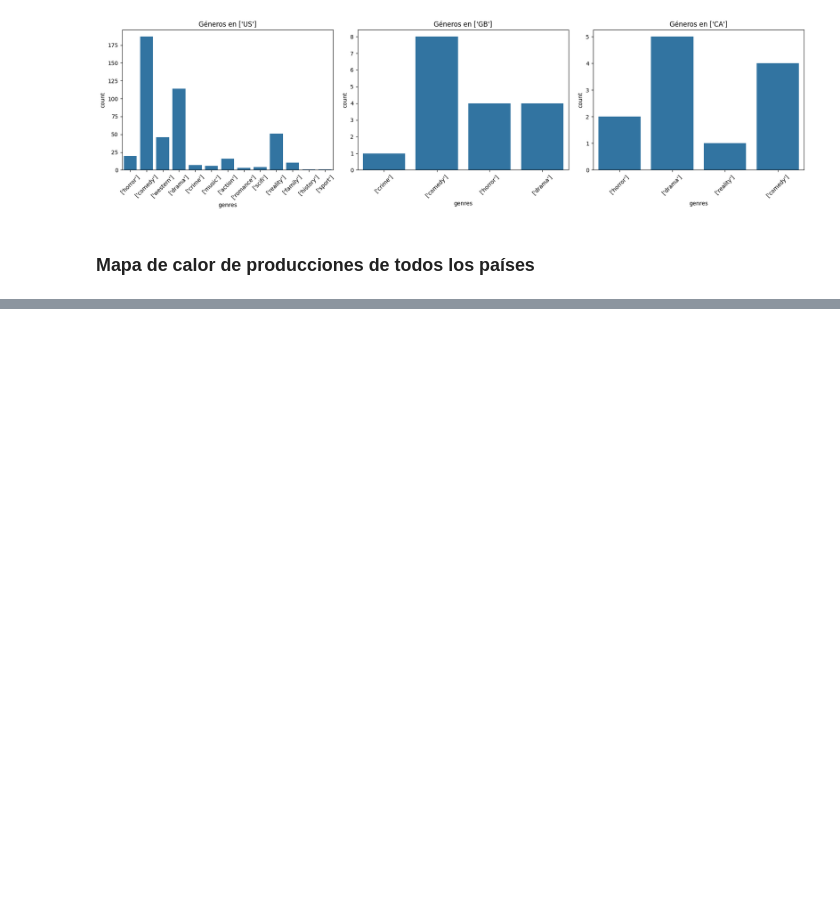
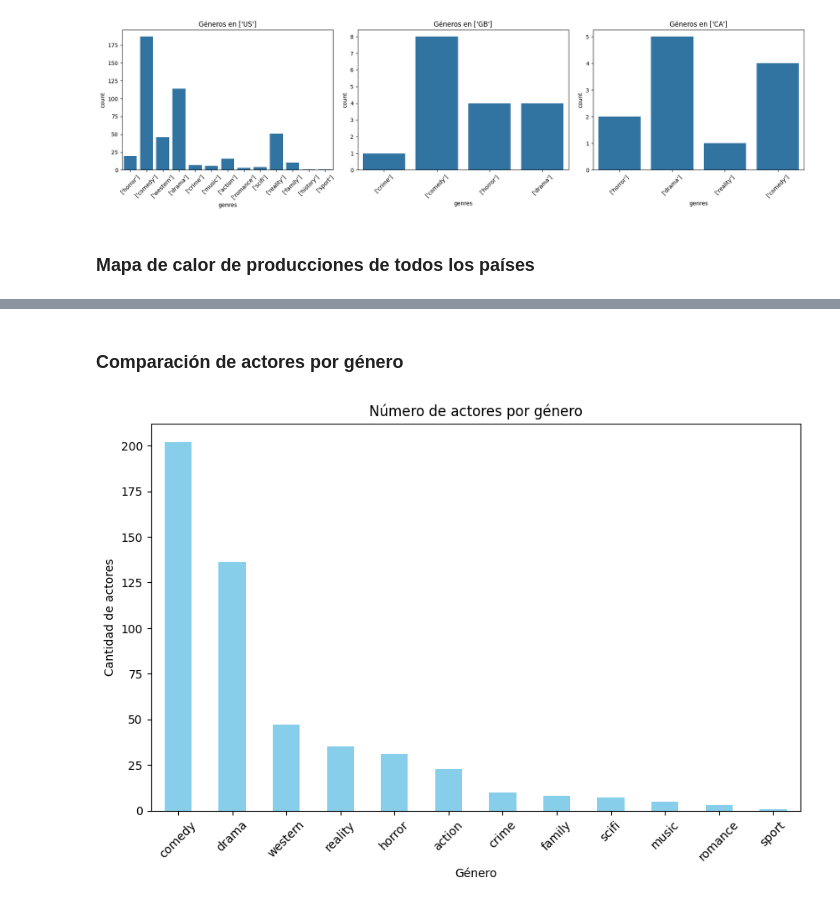
Before and after one commit to davidcabrero/EDA_Paramount, a Jupyter notebook: EDA_Paramount.ipynb, the cells around one changed output, grey strips where cells are left out. Cells and saved outputs as stored; diff of their text form; code cells hidden in the pictures; blank space fills up the shorter version.

```diff
--- a/EDA_Paramount.ipynb
+++ b/EDA_Paramount.ipynb
@@ -364,0 +414,23 @@ mapa
+# %% [markdown]
+### Comparación de actores por género
+# %%
+# Filtrar géneros con más de 3 y menos de 12 caracteres y limpiar los nombres
+df_filtrado = df_paramountCreditos[df_paramountCreditos['genres'].str.len().between(4, 11)].copy()
+df_filtrado.loc[:, 'genres'] = df_filtrado['genres'].str.replace(r"[\'\[\]]", "", regex=True)
+
+# Eliminamos duplicados para que no se cuente varias veces el mismo género por película
+df_unique = df_filtrado.drop_duplicates(subset=['id', 'genres'])
+
+# Contamos el número de actores por género
+actor_count_by_genre = df_unique['genres'].value_counts()
+
+# Graficamos los resultados
+plt.figure(figsize=(10, 6))
+actor_count_by_genre.plot(kind='bar', color='skyblue')
+plt.title('Número de actores por género')
+plt.xlabel('Género')
+plt.ylabel('Cantidad de actores')
+plt.xticks(rotation=45)
+plt.show()
+# %% [output]
+[figure, added]
```
Also changed, not shown: parts of 6 cells of this notebook, 1 other file.
